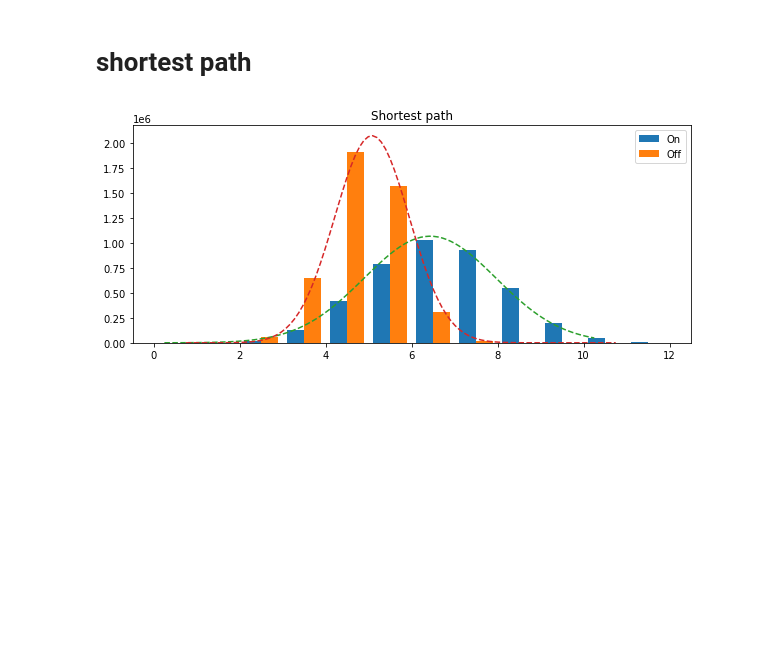
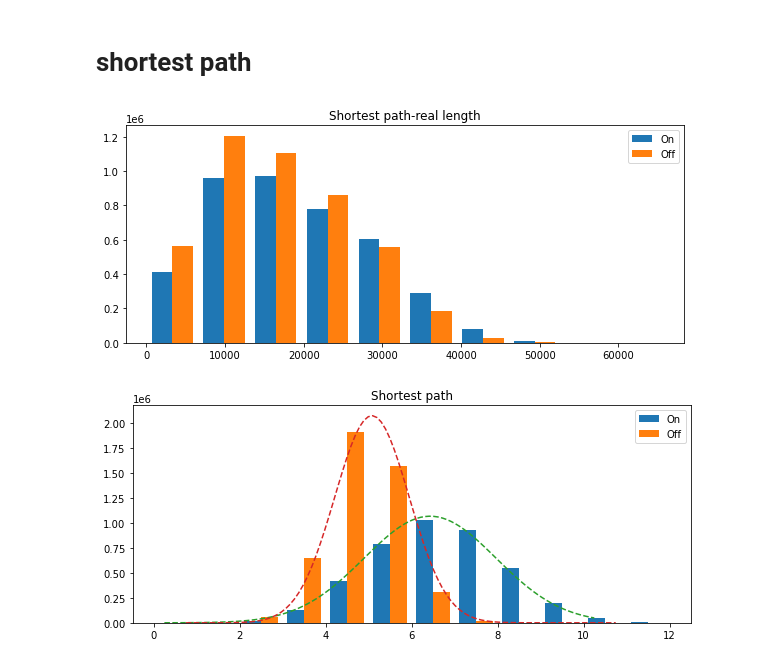
Before and after one commit to GyoHeon/UOS_bicycle, a Jupyter notebook: plot.ipynb, the cells around one changed output. Cells and saved outputs as stored; diff of their text form; code cells hidden in the pictures; blank space fills up the shorter version.

```diff
--- a/plot.ipynb
+++ b/plot.ipynb
@@ -271,13 +264,41 @@ calculate shortest path
 '''
 short_2_on = nx.shortest_path(G_2_on)
 short_2_off = nx.shortest_path(G_2_off)
-# %%
-short_list = []
-for i in short_2_on:
-    under = []
-    for j in short_2_on[i]:
-        under.append(haversine_list(short_2_on[i][j]))
-    short_list.append(under)
+# %%
+'''
+존재하는 shortest path의 지리적 길이를 나타낸 2D 리스트.
+shortest path의 노드를 이은 지리적 길이를 가짐
+'''
+shortest_path_2_on = []
+for i in short_2_on:
+    list_1d = []
+    for j in short_2_on[i]:
+        list_1d.append(haversine_list(short_2_on[i][j]))
+    shortest_path_2_on.append(list_1d)
+
+shortest_path_2_off = []
+for i in short_2_off:
+    list_1d = []
+    for j in short_2_off[i]:
+        list_1d.append(haversine_list(short_2_off[i][j]))
+    shortest_path_2_off.append(list_1d)
+# %%
+'''
+shortest path의 지리적 길이 히스토그램.
+'''
+shortest_path_2_on_1d = list(chain.from_iterable(shortest_path_2_on))
+shortest_path_2_off_1d = list(chain.from_iterable(shortest_path_2_off))
+
+# shortest path histogram
+plt.figure(figsize = (10, 4))
+
+plt.hist([shortest_path_2_on_1d, shortest_path_2_off_1d], label=['On', 'Off'])
+
+plt.title('Shortest path-real length')
+plt.legend()
+plt.show()
+# %% [output]
+[figure, added]
 # %%
 '''
 shortest path의 정보를 빼고 단순 길이만 나타낸 2D 리스트.
```
Also changed, not shown: parts of 7 cells of this notebook, 1 other file.
